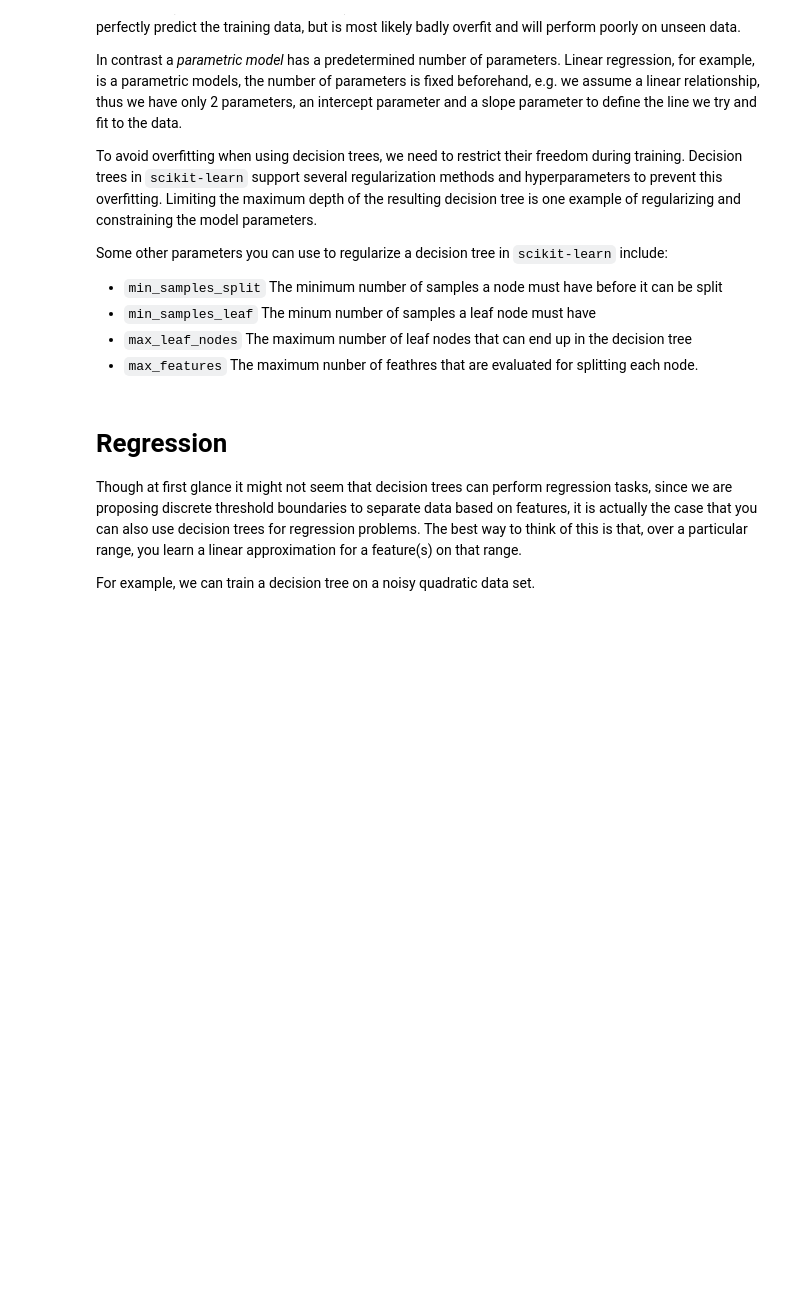
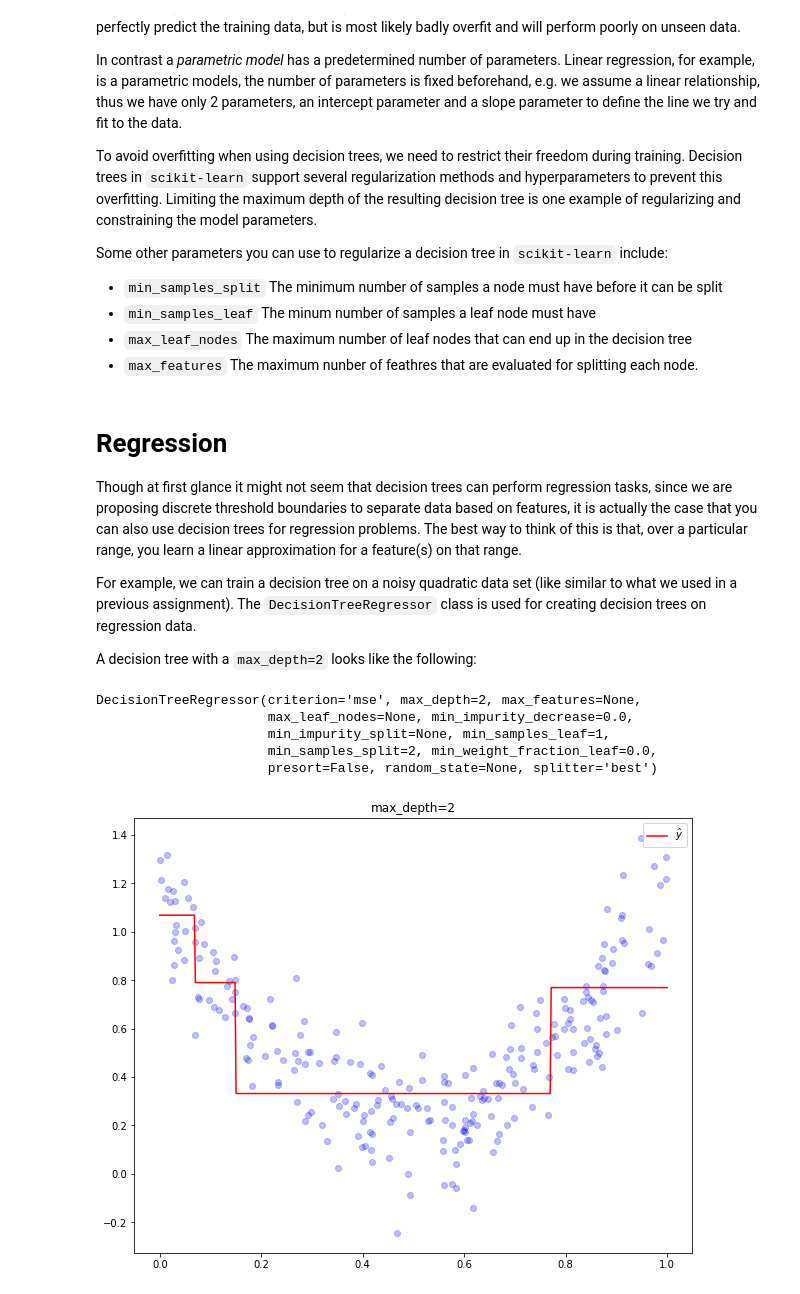
Before and after one commit to tgrasty/CSCI574-Machine-Learning, a Jupyter notebook: lectures/Lecture-09-Decision-Trees.ipynb, the cells around one changed output. Saved outputs shown, nothing was run; the diff lists cells and outputs as text; code cells hidden in the pictures; blank space fills up the shorter version.

Commit message:
Update decision tree lectures with decision tree regression examples.

```diff
--- a/lectures/Lecture-09-Decision-Trees.ipynb
+++ b/lectures/Lecture-09-Decision-Trees.ipynb
@@ -358,4 +362,7 @@ are proposing discrete threshold boundaries to separate data based on features,
 case that you can also use decision trees for regression problems.  The best way to think of this is that, over
 a particular range, you learn a linear approximation for a feature(s) on that range.
 
-For example, we can train a decision tree on a noisy quadratic data set.
+For example, we can train a decision tree on a noisy quadratic data set (like similar to what we used in a previous
+assignment).  The `DecisionTreeRegressor` class is used for creating decision trees on regression data.
+
+A decision tree with a `max_depth=2` looks like the following:
@@ -361,0 +402,28 @@ For example, we can train a decision tree on a noisy quadratic data set.
+# %%
+x,y = make_quadratic_dataset(250)
+X = x.reshape((250,1))
+# %%
+from sklearn.tree import DecisionTreeRegressor
+
+tree_reg = DecisionTreeRegressor(max_depth=2)
+tree_reg.fit(X, y)
+# %% [output]
+DecisionTreeRegressor(criterion='mse', max_depth=2, max_features=None,
+                      max_leaf_nodes=None, min_impurity_decrease=0.0,
+                      min_impurity_split=None, min_samples_leaf=1,
+                      min_samples_split=2, min_weight_fraction_leaf=0.0,
+                      presort=False, random_state=None, splitter='best')
+# %%
+plt.figure(figsize=(10,8))
+
+# plot the raw noisy data
+plt.plot(x,y, 'bo', alpha=0.25);
+
+# plot the prediciton/decisions
+X_pred = np.linspace(0.0, 1.0, 500).reshape((500,1))
+y_pred = tree_reg.predict(X_pred)
+plt.plot(X_pred, y_pred, 'r-', label='$\hat{y}$')
+plt.title('max_depth=2')
+plt.legend();
+# %% [output]
+[figure, added]
```
Also changed, not shown: parts of 14 cells of this notebook, 1 other file.
